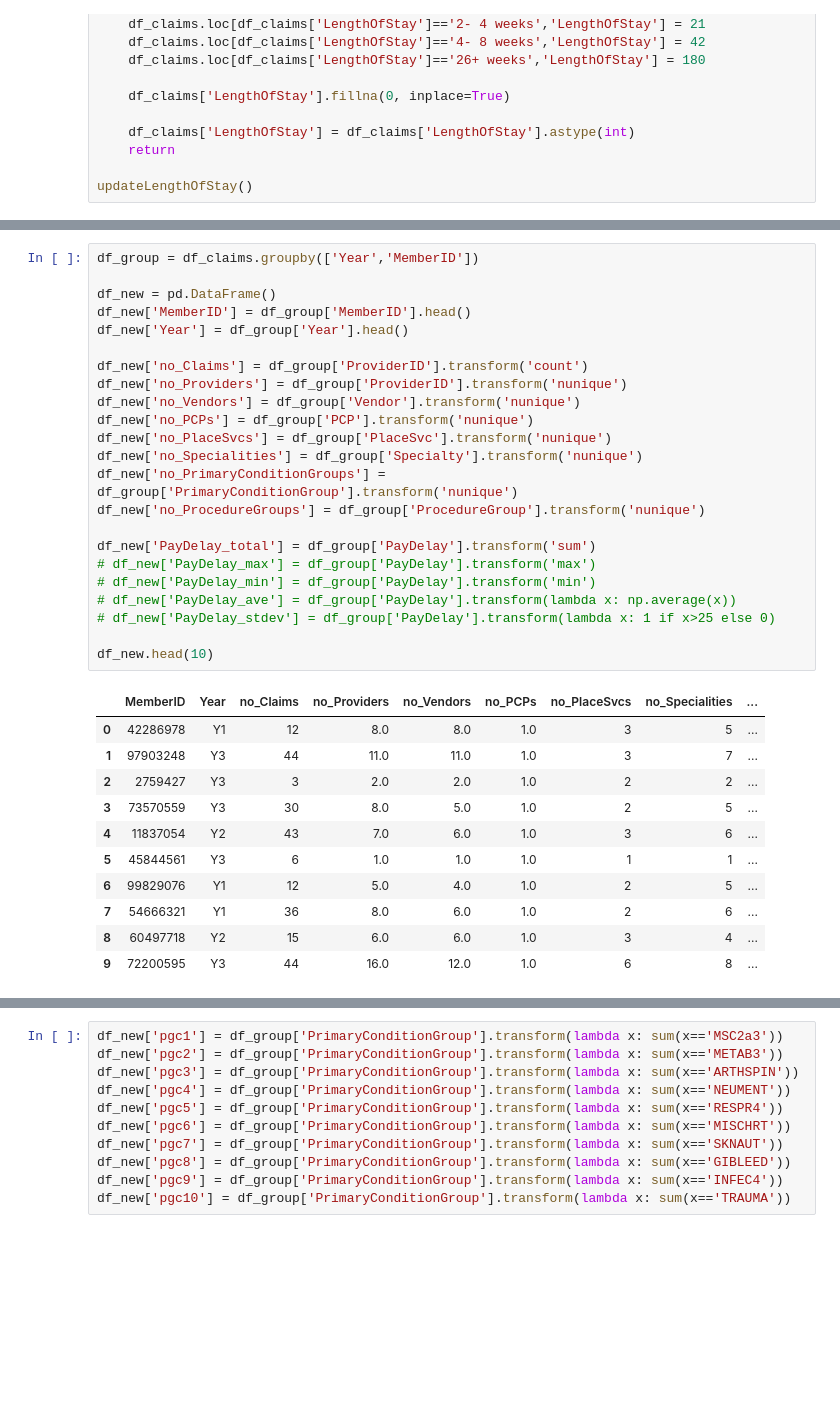
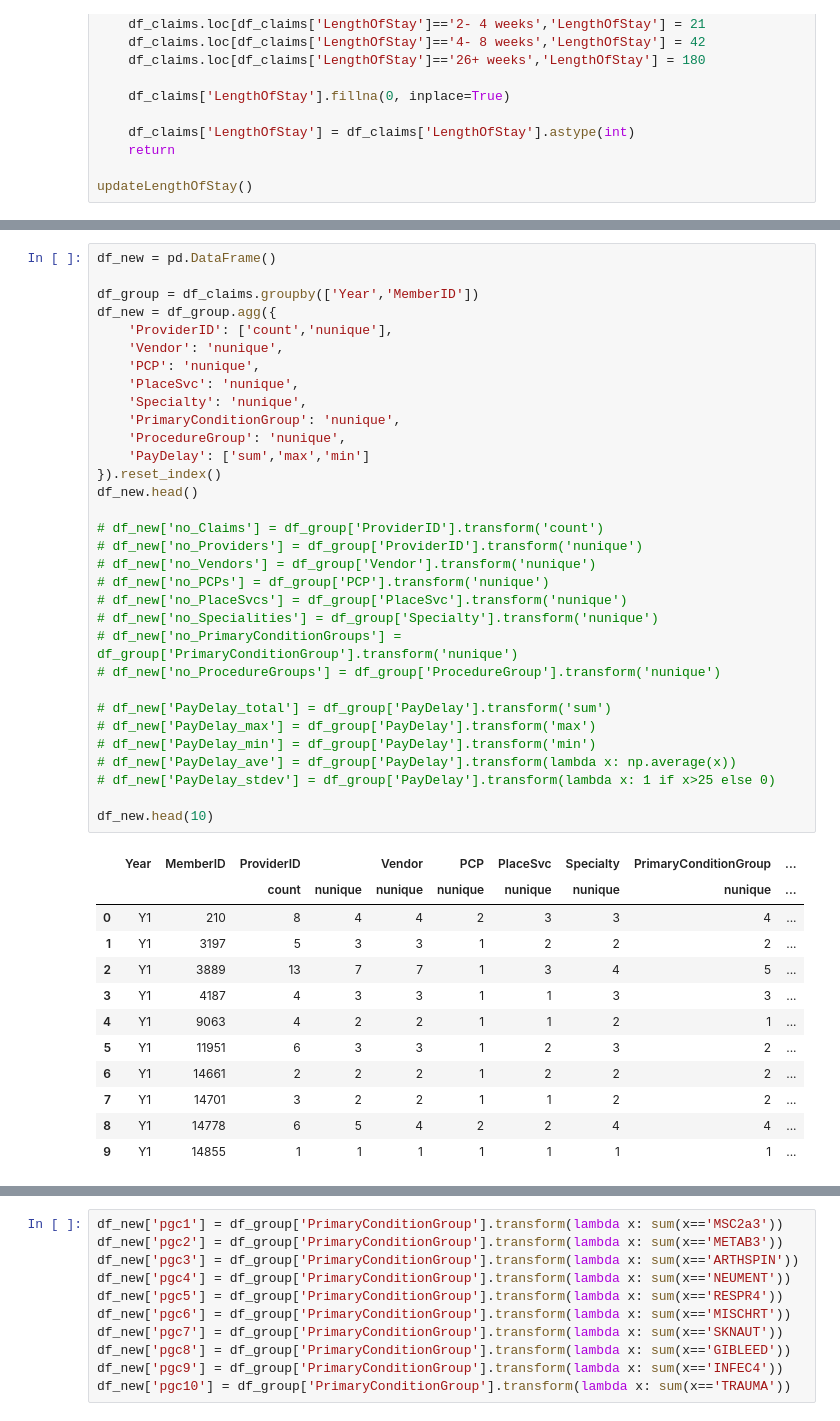
Before and after one commit to truongkhanhduy95/Heritage-Health-Prize, a Jupyter notebook: 1.data-preparation/claims-preprocess.ipynb, the cells around one changed output, grey strips where cells are left out. Saved outputs shown, nothing was run; the diff lists cells and outputs as text; blank space fills up the shorter version.

Commit message:
Fix groupby

```diff
--- a/1.data-preparation/claims-preprocess.ipynb
+++ b/1.data-preparation/claims-preprocess.ipynb
@@ -116,35 +142,45 @@ updateLengthOfStay()
 # %%
+df_new = pd.DataFrame()
+
 df_group = df_claims.groupby(['Year','MemberID'])
+df_new = df_group.agg({
+    'ProviderID': ['count','nunique'],
+    'Vendor': 'nunique',
+    'PCP': 'nunique',
+    'PlaceSvc': 'nunique',
+    'Specialty': 'nunique',
+    'PrimaryConditionGroup': 'nunique',
+    'ProcedureGroup': 'nunique',
+    'PayDelay': ['sum','max','min']
+}).reset_index()
+df_new.head()
 
-df_new = pd.DataFrame()
-df_new['MemberID'] = df_group['MemberID'].head()
-df_new['Year'] = df_group['Year'].head()
+# df_new['no_Claims'] = df_group['ProviderID'].transform('count')
+# df_new['no_Providers'] = df_group['ProviderID'].transform('nunique')
+# df_new['no_Vendors'] = df_group['Vendor'].transform('nunique')
+# df_new['no_PCPs'] = df_group['PCP'].transform('nunique')
+# df_new['no_PlaceSvcs'] = df_group['PlaceSvc'].transform('nunique')
+# df_new['no_Specialities'] = df_group['Specialty'].transform('nunique')
+# df_new['no_PrimaryConditionGroups'] = df_group['PrimaryConditionGroup'].transform('nunique')
+# df_new['no_ProcedureGroups'] = df_group['ProcedureGroup'].transform('nunique')
 
-df_new['no_Claims'] = df_group['ProviderID'].transform('count')
-df_new['no_Providers'] = df_group['ProviderID'].transform('nunique')
-df_new['no_Vendors'] = df_group['Vendor'].transform('nunique')
-df_new['no_PCPs'] = df_group['PCP'].transform('nunique')
-df_new['no_PlaceSvcs'] = df_group['PlaceSvc'].transform('nunique')
-df_new['no_Specialities'] = df_group['Specialty'].transform('nunique')
-df_new['no_PrimaryConditionGroups'] = df_group['PrimaryConditionGroup'].transform('nunique')
-df_new['no_ProcedureGroups'] = df_group['ProcedureGroup'].transform('nunique')
-
-df_new['PayDelay_total'] = df_group['PayDelay'].transform('sum')
+# df_new['PayDelay_total'] = df_group['PayDelay'].transform('sum')
 # df_new['PayDelay_max'] = df_group['PayDelay'].transform('max')
 # df_new['PayDelay_min'] = df_group['PayDelay'].transform('min')
 # df_new['PayDelay_ave'] = df_group['PayDelay'].transform(lambda x: np.average(x))
 # df_new['PayDelay_stdev'] = df_group['PayDelay'].transform(lambda x: 1 if x>25 else 0)
 
 df_new.head(10)
 # %% [output]
-|  | MemberID | Year | no_Claims | no_Providers | no_Vendors | no_PCPs | no_PlaceSvcs | no_Specialities | ... |
-| 0 | 42286978 | Y1 | 12 | 8.0 | 8.0 | 1.0 | 3 | 5 | ... |
-| 1 | 97903248 | Y3 | 44 | 11.0 | 11.0 | 1.0 | 3 | 7 | ... |
-| 2 | 2759427 | Y3 | 3 | 2.0 | 2.0 | 1.0 | 2 | 2 | ... |
-| 3 | 73570559 | Y3 | 30 | 8.0 | 5.0 | 1.0 | 2 | 5 | ... |
-| 4 | 11837054 | Y2 | 43 | 7.0 | 6.0 | 1.0 | 3 | 6 | ... |
-| 5 | 45844561 | Y3 | 6 | 1.0 | 1.0 | 1.0 | 1 | 1 | ... |
-| 6 | 99829076 | Y1 | 12 | 5.0 | 4.0 | 1.0 | 2 | 5 | ... |
-| 7 | 54666321 | Y1 | 36 | 8.0 | 6.0 | 1.0 | 2 | 6 | ... |
-| 8 | 60497718 | Y2 | 15 | 6.0 | 6.0 | 1.0 | 3 | 4 | ... |
-| 9 | 72200595 | Y3 | 44 | 16.0 | 12.0 | 1.0 | 6 | 8 | ... |
+|  | Year | MemberID | ProviderID |  | Vendor | PCP | PlaceSvc | Specialty | PrimaryConditionGroup | ... |
+|  |  |  | count | nunique | nunique | nunique | nunique | nunique | nunique | ... |
+| 0 | Y1 | 210 | 8 | 4 | 4 | 2 | 3 | 3 | 4 | ... |
+| 1 | Y1 | 3197 | 5 | 3 | 3 | 1 | 2 | 2 | 2 | ... |
+| 2 | Y1 | 3889 | 13 | 7 | 7 | 1 | 3 | 4 | 5 | ... |
+| 3 | Y1 | 4187 | 4 | 3 | 3 | 1 | 1 | 3 | 3 | ... |
+| 4 | Y1 | 9063 | 4 | 2 | 2 | 1 | 1 | 2 | 1 | ... |
+| 5 | Y1 | 11951 | 6 | 3 | 3 | 1 | 2 | 3 | 2 | ... |
+| 6 | Y1 | 14661 | 2 | 2 | 2 | 1 | 2 | 2 | 2 | ... |
+| 7 | Y1 | 14701 | 3 | 2 | 2 | 1 | 1 | 2 | 2 | ... |
+| 8 | Y1 | 14778 | 6 | 5 | 4 | 2 | 2 | 4 | 4 | ... |
+| 9 | Y1 | 14855 | 1 | 1 | 1 | 1 | 1 | 1 | 1 | ... |
```
Also changed, not shown: parts of 7 cells of this notebook.
